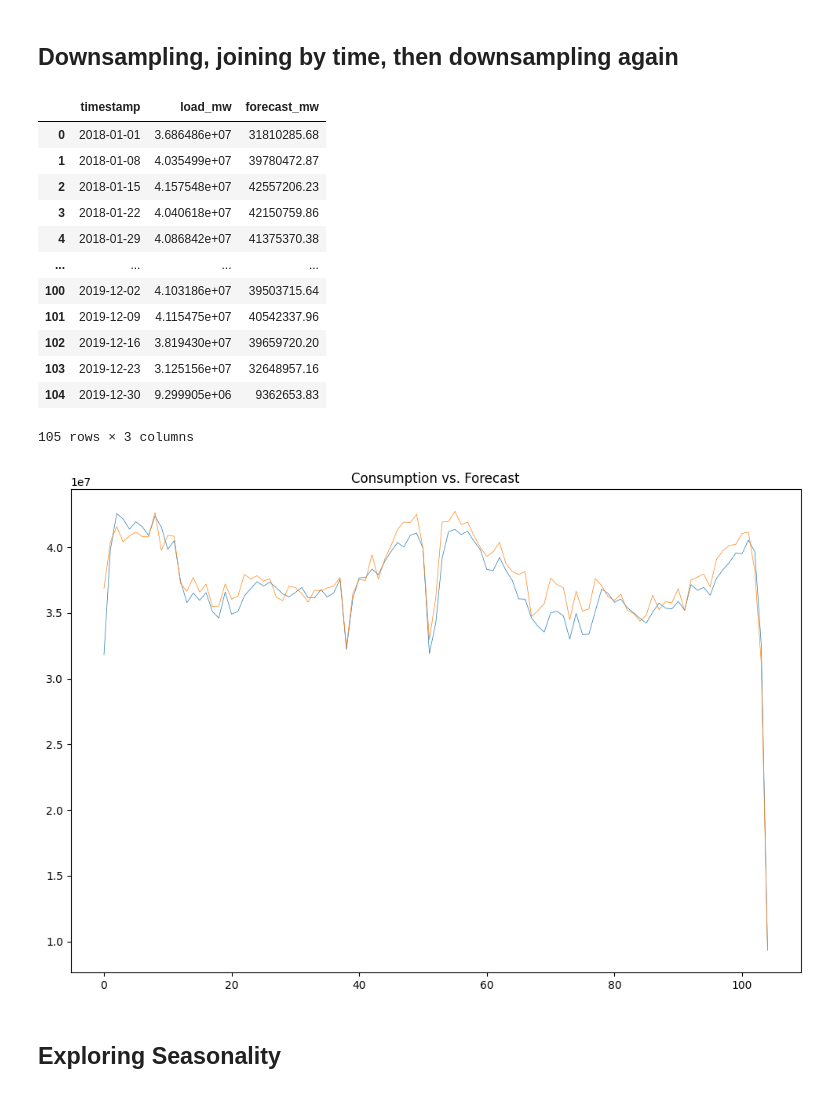
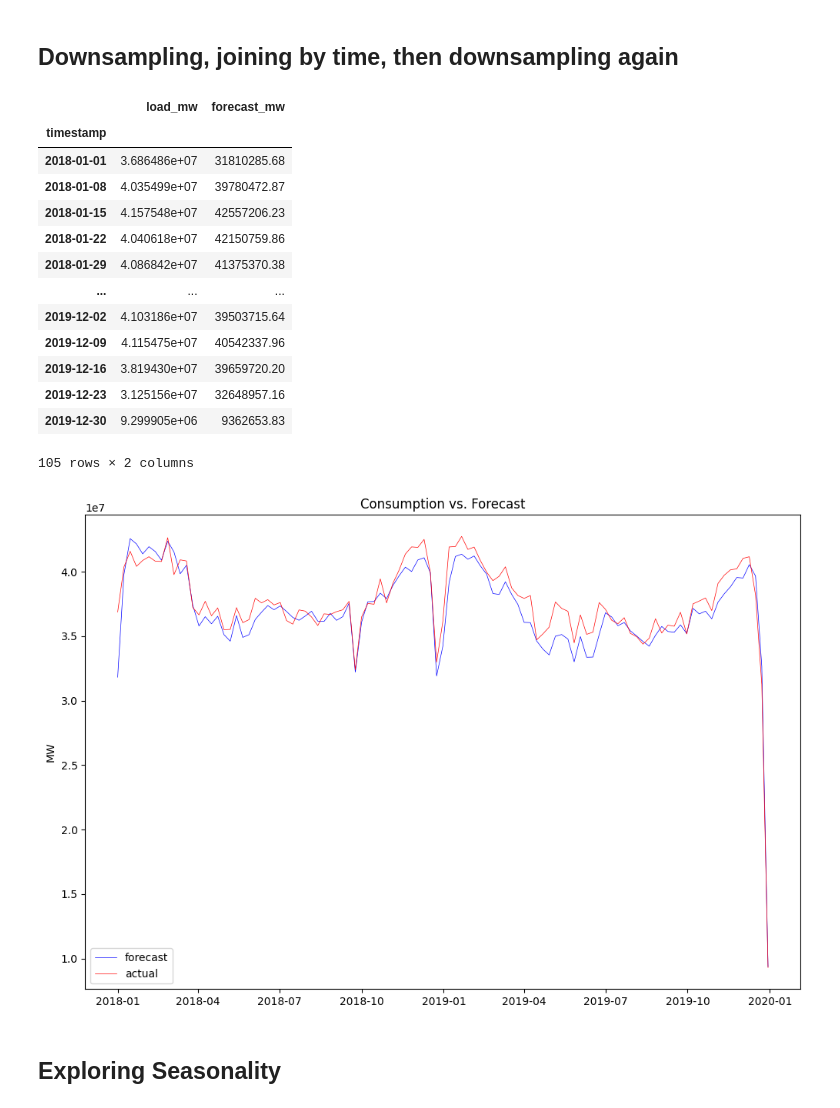
Before and after one commit to questdb/play, a Jupyter notebook: notebooks/play.ipynb, the cells around one changed output. Cells and saved outputs as stored; diff of their text form; code cells hidden in the pictures.

```diff
--- a/notebooks/play.ipynb
+++ b/notebooks/play.ipynb
@@ -126,7 +127,10 @@ with psycopg.connect(**qdb_conn_params) as conn:
     with conn.cursor() as cur:
         cur.execute("""\
                     WITH de_data AS (
-                        SELECT timestamp, SUM(load_actual) AS load_actual FROM 'energy_total' WHERE country_code = 'DE' SAMPLE BY 15m FILL(null) -- FILL allows to find gaps when there are no rows for a particular interval
+                        SELECT timestamp, SUM(load_actual) AS load_actual
+                        FROM 'energy_total'
+                        WHERE country_code = 'DE' SAMPLE BY 15m FILL(null)
+                        -- FILL allows to find gaps when there are no rows for a particular interval
                     )
                     SELECT * FROM de_data WHERE load_actual IS NULL
                     """)
@@ -154,7 +158,11 @@ with psycopg.connect(**qdb_conn_params) as conn:
     with conn.cursor() as cur:
         cur.execute("""\
                     WITH interpolated_de_data AS (
-                        SELECT timestamp, SUM(load_actual) AS load_actual FROM 'energy_total' WHERE country_code = 'DE' SAMPLE BY 15m FILL(PREV) -- FILL allows to use LINEAR interpolation, PREVious value, NULL, or a constant
+                        SELECT timestamp, SUM(load_actual) AS load_actual
+                        FROM 'energy_total'
+                        WHERE country_code = 'DE'
+                        SAMPLE BY 15m FILL(PREV)
+                        -- FILL also allows to use LINEAR interpolation, PREVious value, NULL, or a constant
                     )
                     SELECT * FROM interpolated_de_data WHERE timestamp > '2018-09-23T21'
                     """)
@@ -187,40 +195,48 @@ with psycopg.connect(**qdb_conn_params) as conn:
                         SELECT timestamp, SUM(load_forecast) AS daily_forecast, SUM(load_actual) AS daily_actual
                         FROM 'energy_total'
                         WHERE country_code = 'DE'
-                        SAMPLE BY 1d ALIGN TO CALENDAR -- load_forecast makes reference to same period next day. Here we get the total actual and next day forecast for each day
+                        SAMPLE BY 1d ALIGN TO CALENDAR
+                        -- load_forecast makes reference to same period next day. Here we get the total actual and next day forecast for each day
                         )
                     SELECT a.timestamp, SUM(a.daily_actual) AS load_mw, SUM(f.daily_forecast) AS forecast_mw
-                    FROM germany_daily a LT JOIN germany_daily f -- joins each row in the left table with the row from the right table, so we can compare daily_load for today with the forecasted_load we did yesterday
-                    SAMPLE BY 7d -- and we aggregate in 7d chunks
+                    FROM germany_daily a LT JOIN germany_daily f
+                    SAMPLE BY 7d -- Aggregate in 7d chunks
+
+                    -- LT JOIN joins each row in the left table with the row from the right table,
+                    -- so we can compare daily_load for today with the forecasted_load we did yesterday
+
                     """)
         records = cur.fetchall()
         column_names = [desc[0] for desc in cur.description]
 
-res_df = pd.DataFrame(records, columns= column_names )
+res_df = pd.DataFrame(records, columns= column_names ).set_index('timestamp')
 # %%
 res_df #For each 7 day period we have now the actual_load, and the forecasted load for the same period
 # %% [output]
-|  | timestamp | load_mw | forecast_mw |
-| 0 | 2018-01-01 | 3.686486e+07 | 31810285.68 |
-| 1 | 2018-01-08 | 4.035499e+07 | 39780472.87 |
-| 2 | 2018-01-15 | 4.157548e+07 | 42557206.23 |
-| 3 | 2018-01-22 | 4.040618e+07 | 42150759.86 |
-| 4 | 2018-01-29 | 4.086842e+07 | 41375370.38 |
-| ... | ... | ... | ... |
-| 100 | 2019-12-02 | 4.103186e+07 | 39503715.64 |
-| 101 | 2019-12-09 | 4.115475e+07 | 40542337.96 |
-| 102 | 2019-12-16 | 3.819430e+07 | 39659720.20 |
-| 103 | 2019-12-23 | 3.125156e+07 | 32648957.16 |
-| 104 | 2019-12-30 | 9.299905e+06 | 9362653.83 |
+|  | load_mw | forecast_mw |
+| timestamp |  |  |
+| 2018-01-01 | 3.686486e+07 | 31810285.68 |
+| 2018-01-08 | 4.035499e+07 | 39780472.87 |
+| 2018-01-15 | 4.157548e+07 | 42557206.23 |
+| 2018-01-22 | 4.040618e+07 | 42150759.86 |
+| 2018-01-29 | 4.086842e+07 | 41375370.38 |
+| ... | ... | ... |
+| 2019-12-02 | 4.103186e+07 | 39503715.64 |
+| 2019-12-09 | 4.115475e+07 | 40542337.96 |
+| 2019-12-16 | 3.819430e+07 | 39659720.20 |
+| 2019-12-23 | 3.125156e+07 | 32648957.16 |
+| 2019-12-30 | 9.299905e+06 | 9362653.83 |
-105 rows × 3 columns
+105 rows × 2 columns
 # %%
 plt.figure(figsize=(12,8))
-plt.plot(res_df['forecast_mw'], linewidth = 0.5)
-plt.plot(res_df['load_mw'], linewidth = 0.5)
+plt.plot(res_df['forecast_mw'], '-b', label='forecast', linewidth = 0.5)
+ax=plt.plot(res_df['load_mw'], '-r', label='actual', linewidth = 0.5)
 plt.title("Consumption vs. Forecast")
+plt.legend(loc="lower left")
+plt.ylabel('MW')
 plt.show()
 # %% [output]
-[figure, old version]
+[figure, new version]
 # %% [markdown]
 ## Exploring Seasonality
 # %%
```
Also changed, not shown: parts of 5 cells of this notebook.
